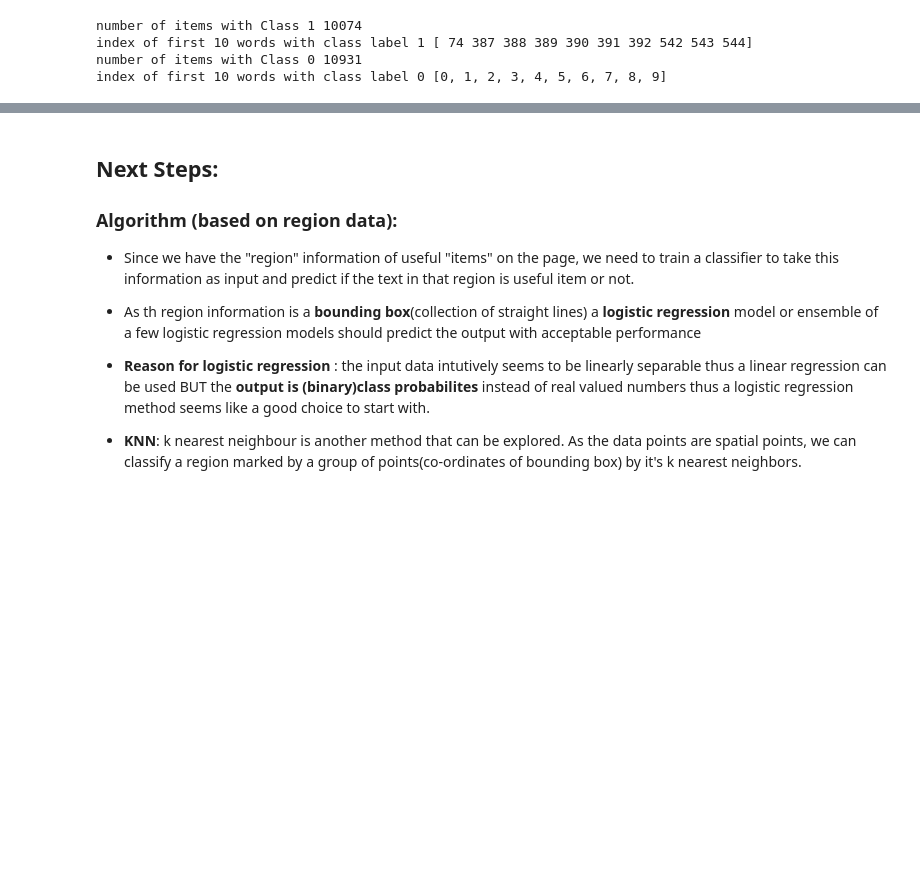
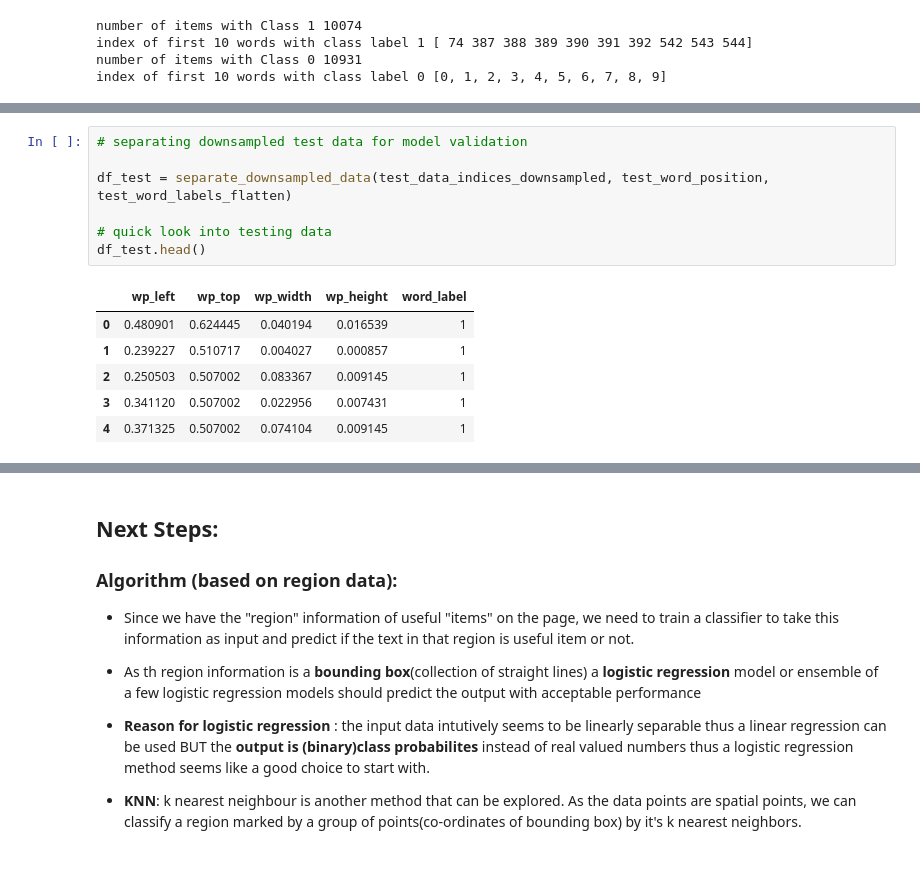
Before and after one commit to dupree/OCR_text_segmentation, a Jupyter notebook: data_exploration.ipynb, the cells around one changed output, grey strips where cells are left out. Drawn from its saved outputs; the diff is of its cells as text; blank space fills up the shorter version.

```diff
--- a/data_exploration.ipynb
+++ b/data_exploration.ipynb
@@ -320,0 +360,14 @@ index of first 10 words with class label 0 [0, 1, 2, 3, 4, 5, 6, 7, 8, 9]
+# %%
+# separating downsampled test data for model validation
+
+df_test = separate_downsampled_data(test_data_indices_downsampled, test_word_position, test_word_labels_flatten)
+
+# quick look into testing data
+df_test.head()
+# %% [output]
+|  | wp_left | wp_top | wp_width | wp_height | word_label |
+| 0 | 0.480901 | 0.624445 | 0.040194 | 0.016539 | 1 |
+| 1 | 0.239227 | 0.510717 | 0.004027 | 0.000857 | 1 |
+| 2 | 0.250503 | 0.507002 | 0.083367 | 0.009145 | 1 |
+| 3 | 0.341120 | 0.507002 | 0.022956 | 0.007431 | 1 |
+| 4 | 0.371325 | 0.507002 | 0.074104 | 0.009145 | 1 |
```
Also changed, not shown: parts of 9 cells of this notebook.
